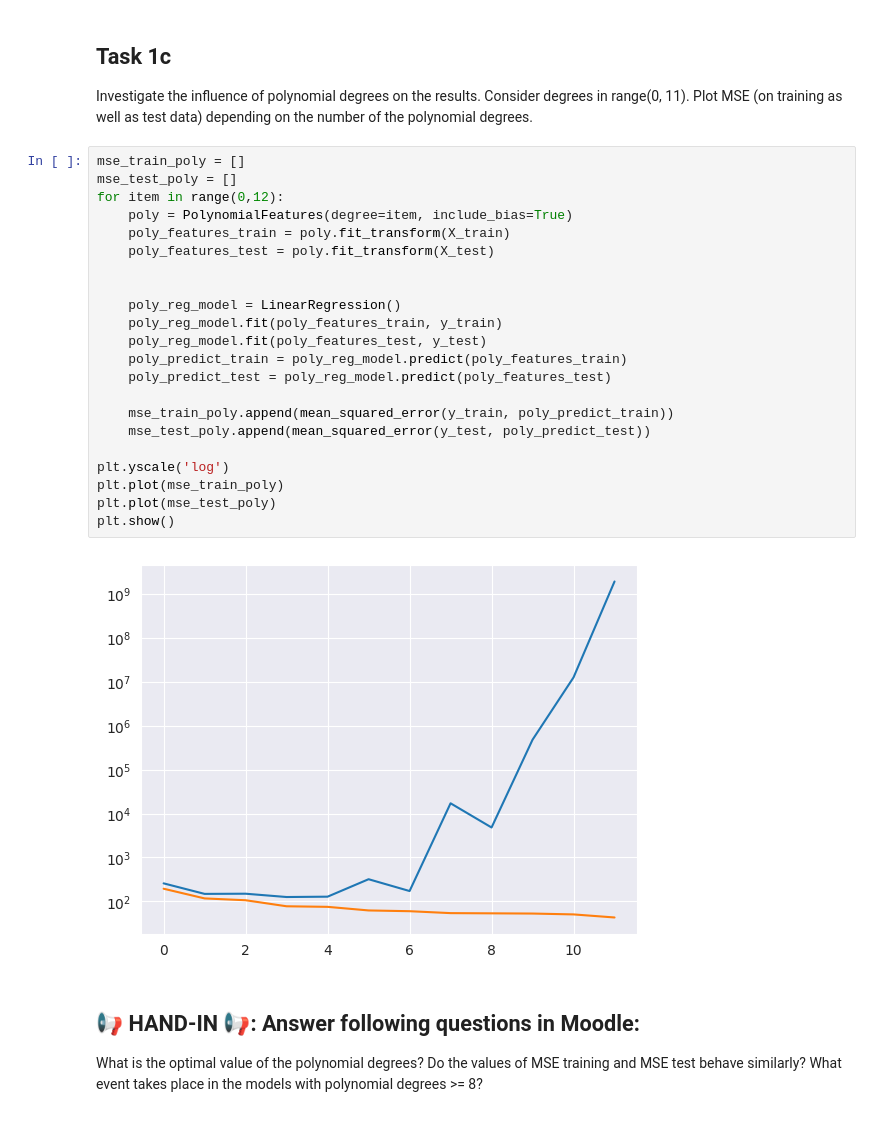
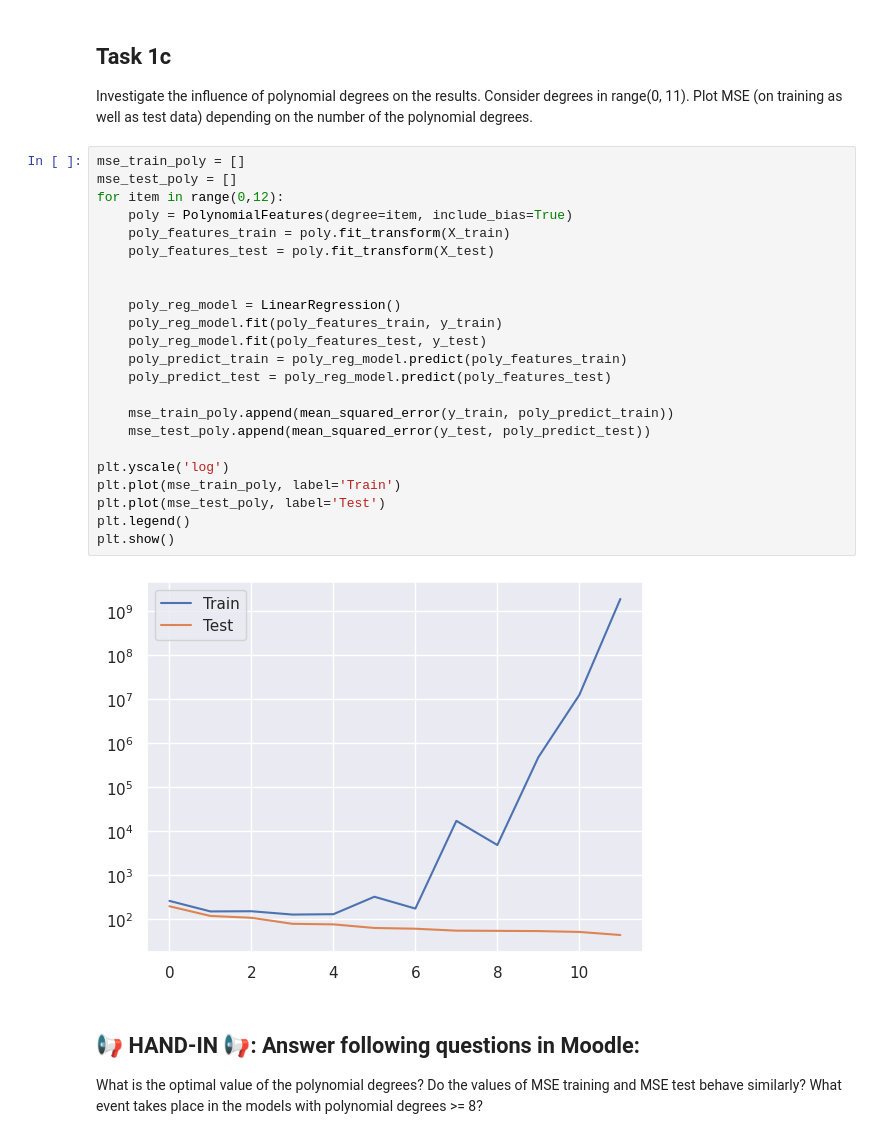
Before and after one commit to jaypi95/mldm_hs22, a Jupyter notebook: labs/L04_Polynomial_and_Logistic_Regression_LAB_ASSIGNMENT.ipynb, the cells around one changed output. Cells and saved outputs as stored; diff of their text form.

```diff
--- a/labs/L04_Polynomial_and_Logistic_Regression_LAB_ASSIGNMENT.ipynb
+++ b/labs/L04_Polynomial_and_Logistic_Regression_LAB_ASSIGNMENT.ipynb
@@ -113,27 +113,28 @@ Investigate the influence of polynomial degrees on the results. Consider degrees
 # %%
 mse_train_poly = []
 mse_test_poly = []
 for item in range(0,12):
     poly = PolynomialFeatures(degree=item, include_bias=True)
     poly_features_train = poly.fit_transform(X_train)
     poly_features_test = poly.fit_transform(X_test)
 
 
     poly_reg_model = LinearRegression()
     poly_reg_model.fit(poly_features_train, y_train)
     poly_reg_model.fit(poly_features_test, y_test)
     poly_predict_train = poly_reg_model.predict(poly_features_train)
     poly_predict_test = poly_reg_model.predict(poly_features_test)
 
     mse_train_poly.append(mean_squared_error(y_train, poly_predict_train))
     mse_test_poly.append(mean_squared_error(y_test, poly_predict_test))
 
 plt.yscale('log')
-plt.plot(mse_train_poly)
-plt.plot(mse_test_poly)
+plt.plot(mse_train_poly, label='Train')
+plt.plot(mse_test_poly, label='Test')
+plt.legend()
 plt.show()
 # %% [output]
-[figure, old version]
+[figure, new version]
 # %% [markdown]
 ## 📢 **HAND-IN** 📢: Answer following questions in Moodle:
 
```
Also changed, not shown: parts of 11 cells of this notebook.
